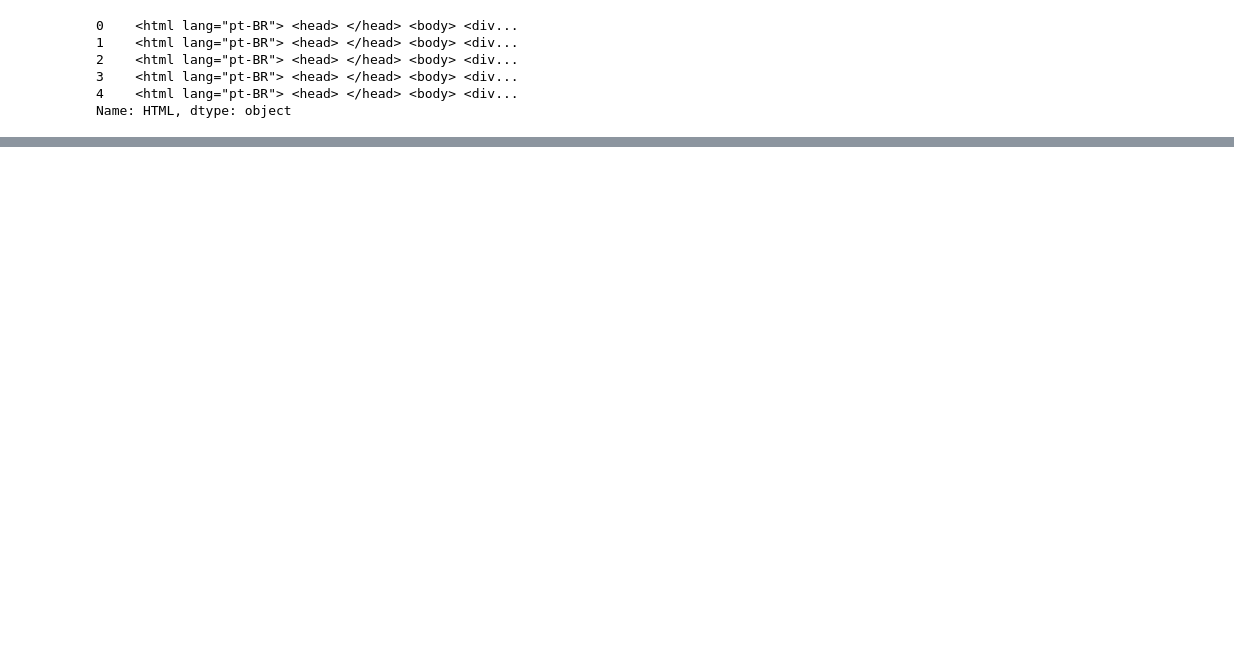
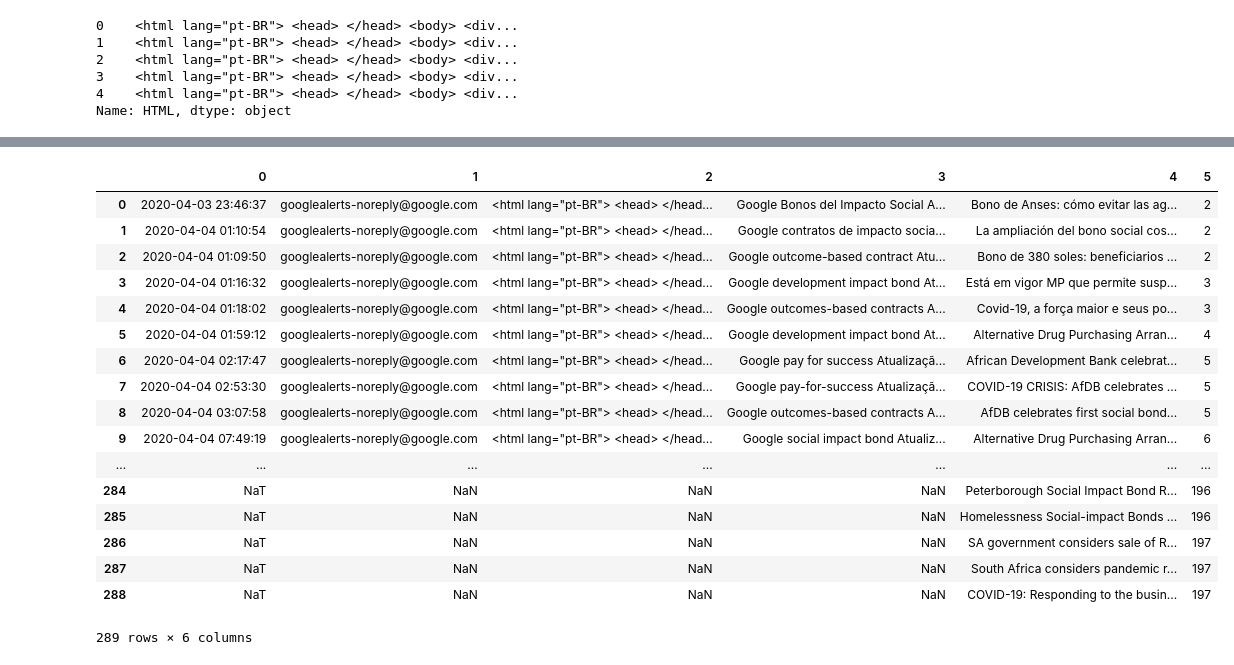
Before and after one commit to LaisNSilva/EmailMetricis, a Jupyter notebook: Fernando-version.ipynb, the cells around one changed output, grey strips where cells are left out. Cells and saved outputs as stored; diff of their text form; code cells hidden in the pictures; blank space fills up the shorter version.

Commit message:
classifiquei todos os email

```diff
--- a/Fernando-version.ipynb
+++ b/Fernando-version.ipynb
@@ -24,6 +24,8 @@ Name: HTML, dtype: object
 # %%
 manchetes = {}
 contador = 0
+email=[]
+lista_manchetes=[]
 for i in html_column.index:
     texto = str(html_column[i])
     for indice in range(len(texto)):
@@ -32,11 +34,13 @@ for i in html_column.index:
             achou = False
             manchete = " "
             indice_letra = 0
+            email.append(i+2)
             while indice_letra < len(manchete_incial):
                 if manchete_incial[indice_letra] == "}":
                         manchete = manchete_incial[0:indice_letra-6]
                         achou = True
                         manchetes[contador] = manchete
+                        lista_manchetes.append(manchete)
                         contador += 1
                         break
                 else:
@@ -63,0 +52,7 @@ manchetes
+# %%
+dicionario = {}
+
+dicionario['Manchetes'] = lista_manchetes
+dicionario['Indice'] = email
+# %%
+data_manchetes = pd.DataFrame(data=dicionario)
@@ -63,0 +68,23 @@ manchetes
+# %%
+result = pd.concat([data, data_manchetes], ignore_index=True, axis=1)
+# %%
+result
+# %% [output]
+|  | 0 | 1 | 2 | 3 | 4 | 5 |
+| 0 | 2020-04-03 23:46:37 | googlealerts-noreply@google.com | <html lang="pt-BR"> <head> </head... | Google Bonos del Impacto Social A... | Bono de Anses: cómo evitar las ag... | 2 |
+| 1 | 2020-04-04 01:10:54 | googlealerts-noreply@google.com | <html lang="pt-BR"> <head> </head... | Google contratos de impacto socia... | La ampliación del bono social cos... | 2 |
+| 2 | 2020-04-04 01:09:50 | googlealerts-noreply@google.com | <html lang="pt-BR"> <head> </head... | Google outcome-based contract Atu... | Bono de 380 soles: beneficiarios ... | 2 |
+| 3 | 2020-04-04 01:16:32 | googlealerts-noreply@google.com | <html lang="pt-BR"> <head> </head... | Google development impact bond At... | Está em vigor MP que permite susp... | 3 |
+| 4 | 2020-04-04 01:18:02 | googlealerts-noreply@google.com | <html lang="pt-BR"> <head> </head... | Google outcomes-based contracts A... | Covid-19, a força maior e seus po... | 3 |
+| 5 | 2020-04-04 01:59:12 | googlealerts-noreply@google.com | <html lang="pt-BR"> <head> </head... | Google development impact bond At... | Alternative Drug Purchasing Arran... | 4 |
+| 6 | 2020-04-04 02:17:47 | googlealerts-noreply@google.com | <html lang="pt-BR"> <head> </head... | Google pay for success Atualizaçã... | African Development Bank celebrat... | 5 |
+| 7 | 2020-04-04 02:53:30 | googlealerts-noreply@google.com | <html lang="pt-BR"> <head> </head... | Google pay-for-success Atualizaçã... | COVID-19 CRISIS: AfDB celebrates ... | 5 |
+| 8 | 2020-04-04 03:07:58 | googlealerts-noreply@google.com | <html lang="pt-BR"> <head> </head... | Google outcomes-based contracts A... | AfDB celebrates first social bond... | 5 |
+| 9 | 2020-04-04 07:49:19 | googlealerts-noreply@google.com | <html lang="pt-BR"> <head> </head... | Google social impact bond Atualiz... | Alternative Drug Purchasing Arran... | 6 |
+| ... | ... | ... | ... | ... | ... | ... |
+| 284 | NaT | NaN | NaN | NaN | Peterborough Social Impact Bond R... | 196 |
+| 285 | NaT | NaN | NaN | NaN | Homelessness Social-impact Bonds ... | 196 |
+| 286 | NaT | NaN | NaN | NaN | SA government considers sale of R... | 197 |
+| 287 | NaT | NaN | NaN | NaN | South Africa considers pandemic r... | 197 |
+| 288 | NaT | NaN | NaN | NaN | COVID-19: Responding to the busin... | 197 |
+289 rows × 6 columns
```
Also changed, not shown: parts of 13 cells of this notebook, 2 other files.
